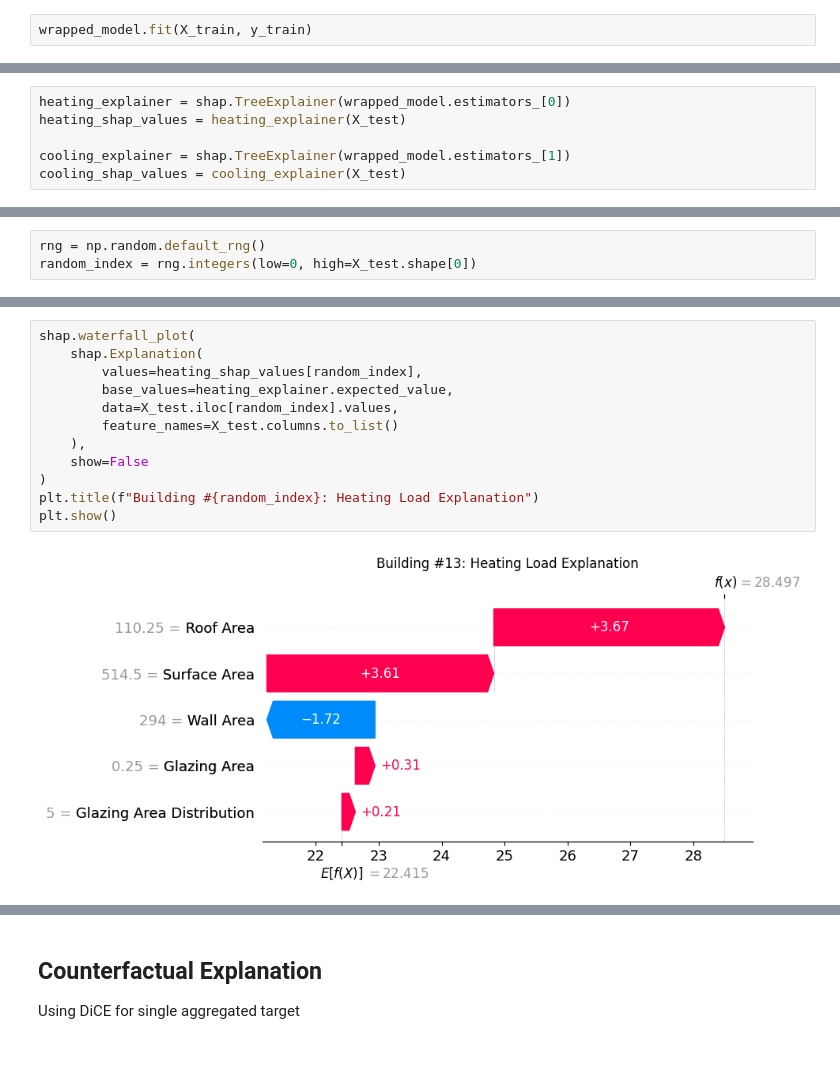
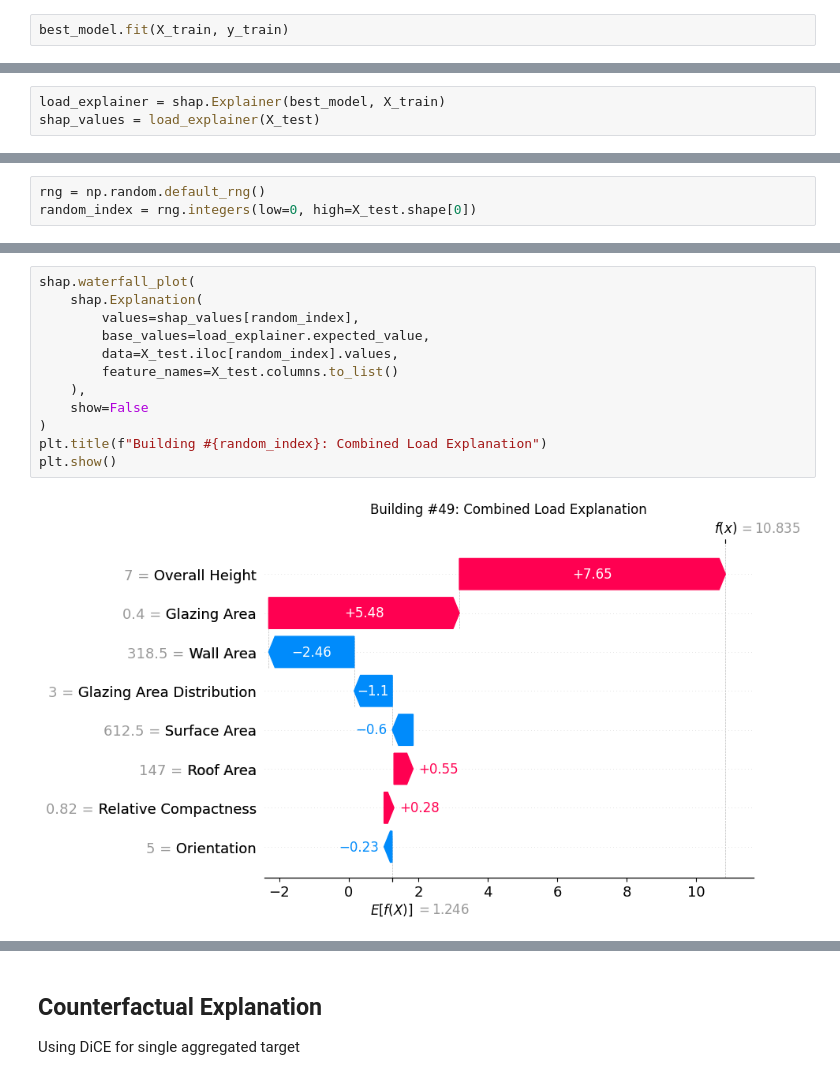
Before and after one commit to fattahzulikram/WQF7009-AA, a Jupyter notebook: explainer.ipynb, the cells around one changed output, grey strips where cells are left out. Saved outputs shown, nothing was run; the diff lists cells and outputs as text.

```diff
--- a/explainer.ipynb
+++ b/explainer.ipynb
@@ -52,3 +49,3 @@ wrapped_model = MultiOutputRegressor(estimator=best_model)
 # %%
-wrapped_model.fit(X_train, y_train)
+best_model.fit(X_train, y_train)
 # %% [output]
@@ -58,11 +55,8 @@ MultiOutputRegressor(estimator=<catboost.core.CatBoostRegressor object at 0x...>
 
 Using SHAP
 # %%
-heating_explainer = shap.TreeExplainer(wrapped_model.estimators_[0])
-heating_shap_values = heating_explainer(X_test)
-
-cooling_explainer = shap.TreeExplainer(wrapped_model.estimators_[1])
-cooling_shap_values = cooling_explainer(X_test)
+load_explainer = shap.Explainer(best_model, X_train)
+shap_values = load_explainer(X_test)
 # %% [markdown]
 ### Plotting SHAP
 
@@ -114,14 +99,14 @@ Name: 13, dtype: float64
 # %%
 shap.waterfall_plot(
     shap.Explanation(
-        values=heating_shap_values[random_index],
-        base_values=heating_explainer.expected_value,
+        values=shap_values[random_index],
+        base_values=load_explainer.expected_value,
         data=X_test.iloc[random_index].values,
         feature_names=X_test.columns.to_list()
     ),
     show=False
 )
-plt.title(f"Building #{random_index}: Heating Load Explanation")
+plt.title(f"Building #{random_index}: Combined Load Explanation")
 plt.show()
 # %% [output]
-[figure, old version]
+[figure, new version]
```
Also changed, not shown: parts of 23 cells of this notebook, 3 other files.
